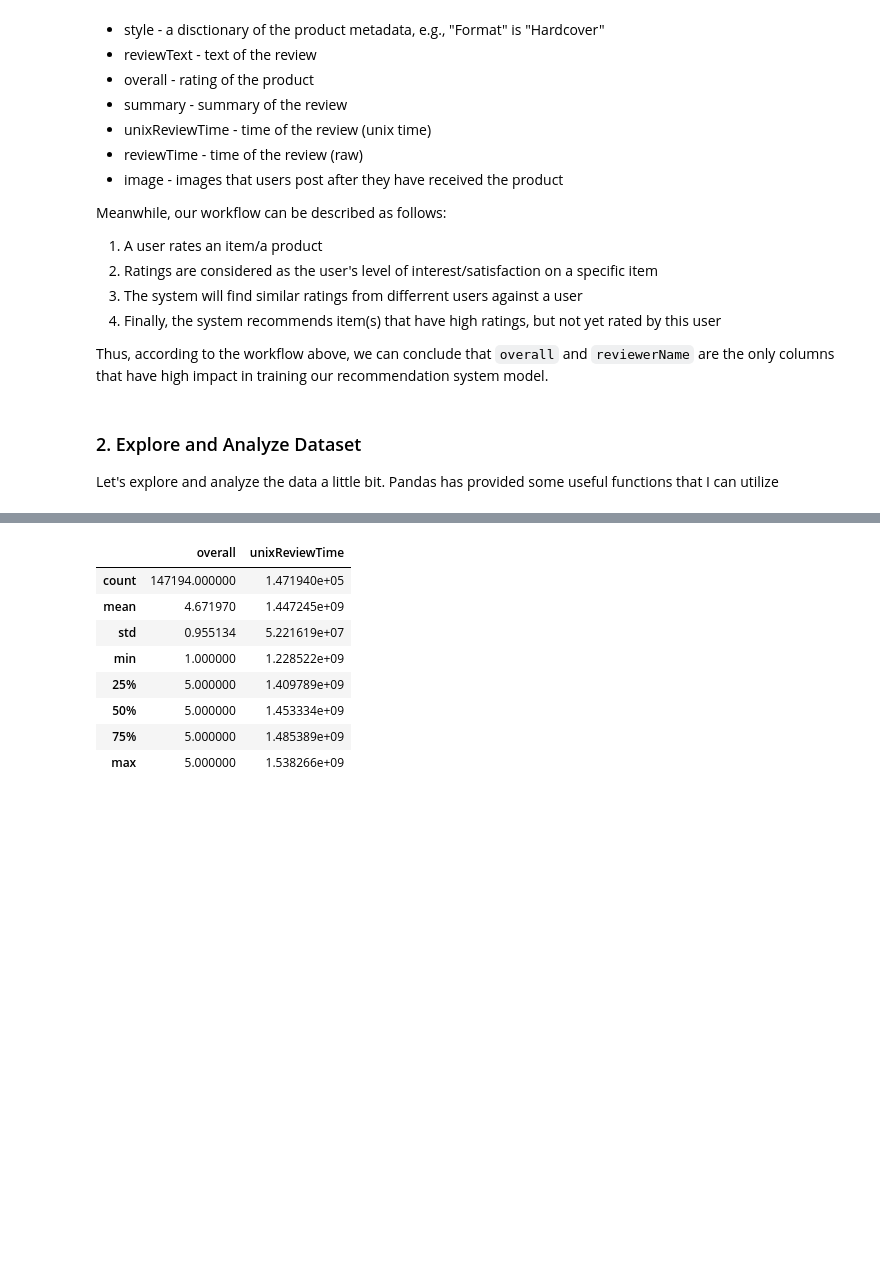
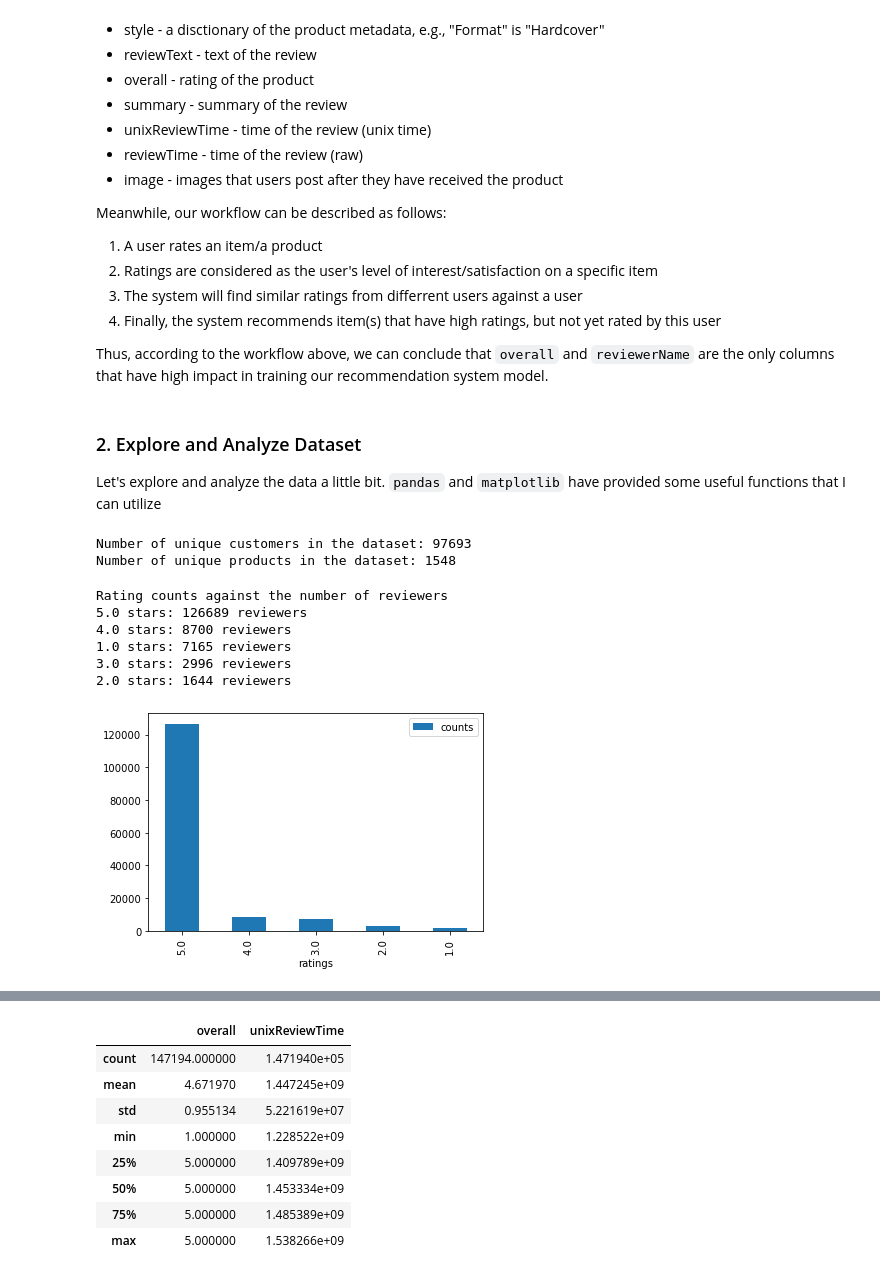
Before and after one commit to archeltaneka/kita-bisa-technical-test, a Jupyter notebook: problem3_solution.ipynb, the cells around one changed output, grey strips where cells are left out. Cells and saved outputs as stored; diff of their text form; code cells hidden in the pictures; blank space fills up the shorter version.

Commit message:
feat: added data visualization and statistics

```diff
--- a/problem3_solution.ipynb
+++ b/problem3_solution.ipynb
@@ -104,4 +104,4 @@ Meanwhile, our workflow can be described as follows:
 Thus, according to the workflow above, we can conclude that `overall` and `reviewerName` are the only columns that have high impact in training our recommendation system model.
 # %% [markdown]
 ### 2. Explore and Analyze Dataset
-Let's explore and analyze the data a little bit. Pandas has provided some useful functions that I can utilize
+Let's explore and analyze the data a little bit. `pandas` and `matplotlib` have provided some useful functions that I can utilize
@@ -107,0 +110,29 @@ Let's explore and analyze the data a little bit. Pandas has provided some useful
+# %%
+print("Number of unique customers in the dataset:", df['reviewerName'].nunique())
+print("Number of unique products in the dataset:", df['asin'].nunique())
+# %% [output]
+Number of unique customers in the dataset: 97693
+Number of unique products in the dataset: 1548
+# %%
+# count the number of customers who submit 1.0-5.0 stars rating
+rating_dict = df['overall'].value_counts()
+
+print('Rating counts against the number of reviewers')
+for rating in rating_dict.keys():
+    print('{} stars: {} reviewers'.format(rating, rating_dict[rating]))
+
+# plot the results into bar plots
+rating_df = pd.DataFrame({
+    'ratings': [5.0, 4.0, 3.0, 2.0, 1.0],
+    'counts': df['overall'].value_counts().values
+})
+rating_df.plot(kind='bar', x='ratings', y='counts')
+plt.show()
+# %% [output]
+Rating counts against the number of reviewers
+5.0 stars: 126689 reviewers
+4.0 stars: 8700 reviewers
+1.0 stars: 7165 reviewers
+3.0 stars: 2996 reviewers
+2.0 stars: 1644 reviewers
+[figure, added]
```
Also changed, not shown: parts of 3 cells of this notebook.
